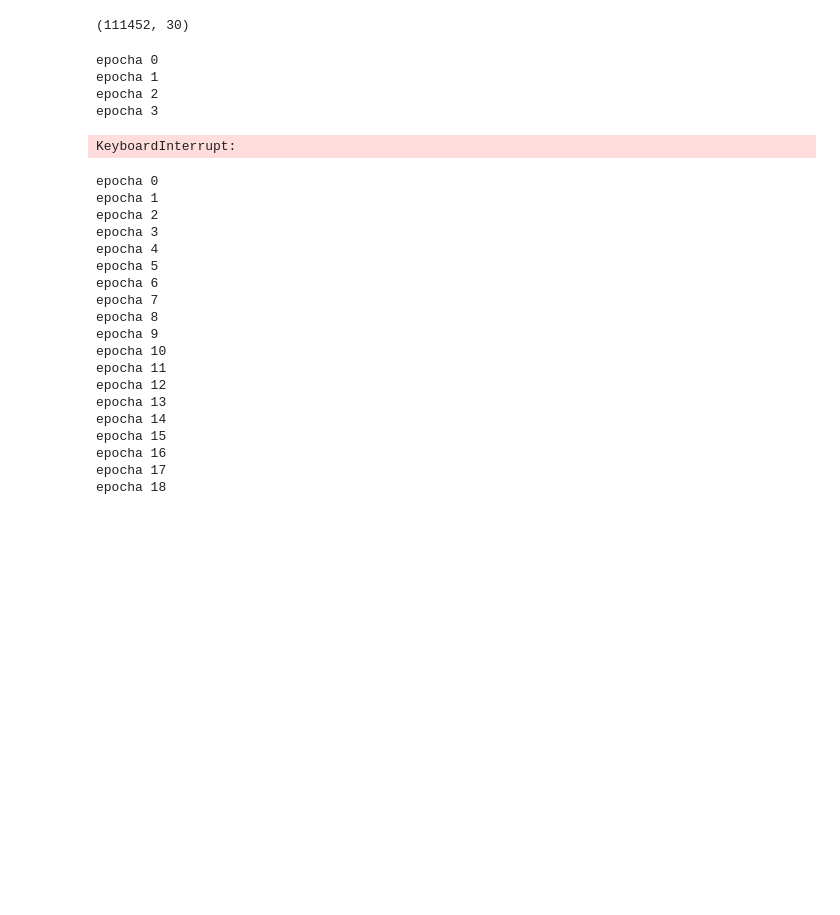
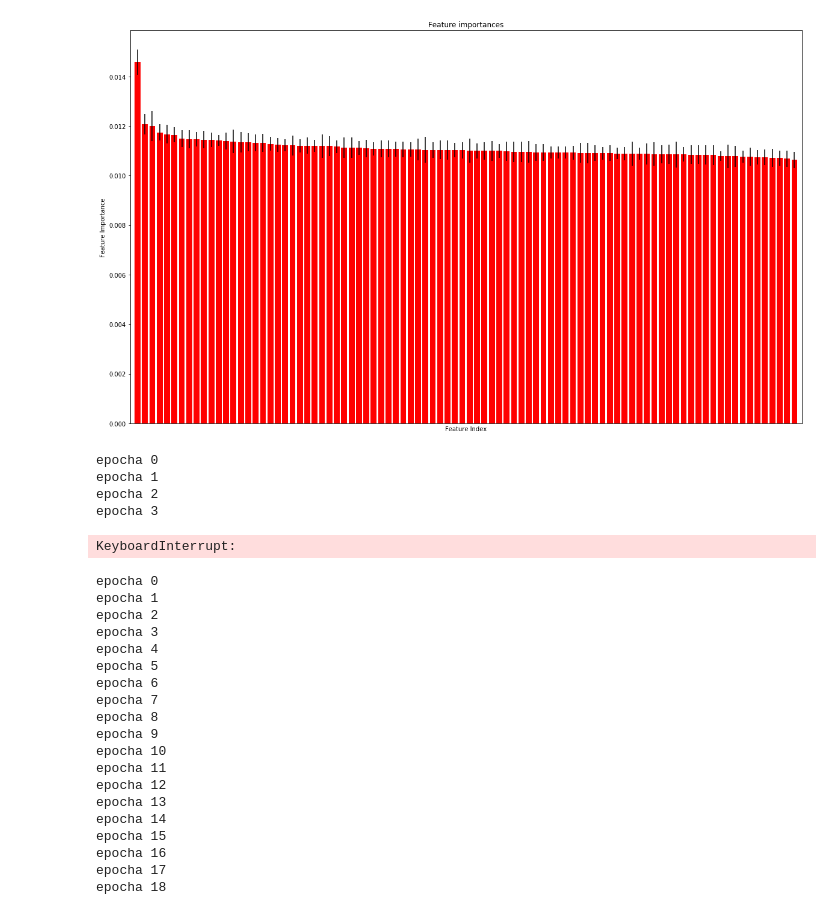
Before and after one commit to italosestilon/music-regression, a Jupyter notebook: SongReg.ipynb, the cells around one changed output. Cells and saved outputs as stored; diff of their text form; code cells hidden in the pictures; blank space fills up the shorter version.

```diff
--- a/SongReg.ipynb
+++ b/SongReg.ipynb
@@ -26,7 +26,7 @@ def load_data(path):
 
 data = load_data('year-prediction-msd-train.txt')
 
-data  = np.asarray(data)
+data  = np.asarray(data[0:111452])
 
 Y = data[:,0]
 X = data[:,1:]
@@ -98,9 +124,8 @@ X_normalize = normalize(X)
 # %%
-X_tree = tree(X_scaled, Y)
+X_tree, importances, forest = tree(X_scaled, Y)
-# %%
-print(X_tree.shape)
-# %% [output]
-(111452, 30)
+# %%
+std = np.std([tree.feature_importances_ for tree in forest.estimators_], axis=0)
+indices = np.argsort(importances)[::-1]
 # %%
 #Normal Equation
 def normal_equation(X, Y, X_test, Y_test):
@@ -116,3 +143,7 @@ def normal_equation(X, Y, X_test, Y_test):
+# %%
+plot_importances(X,importances, indices,visible = False)
+# %% [output]
+[figure, added]
 # %%
 #SGD
 def SGD(X, Y, X_test, Y_test):
```
Also changed, not shown: parts of 14 cells of this notebook, 1 other file.
